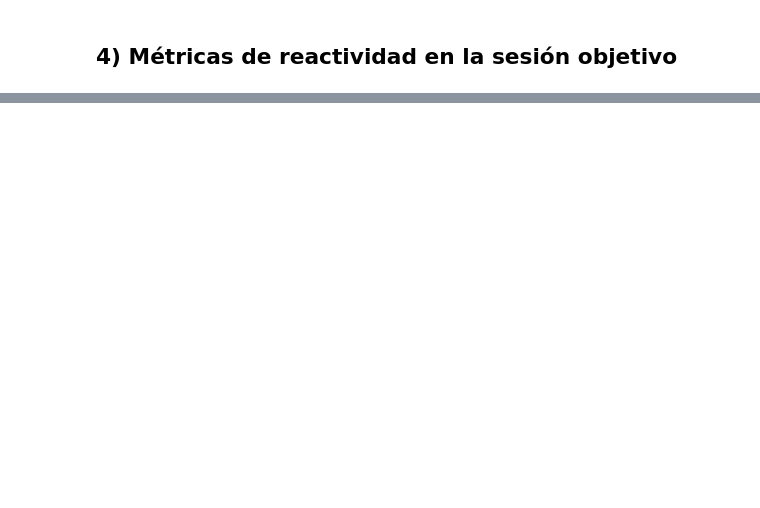
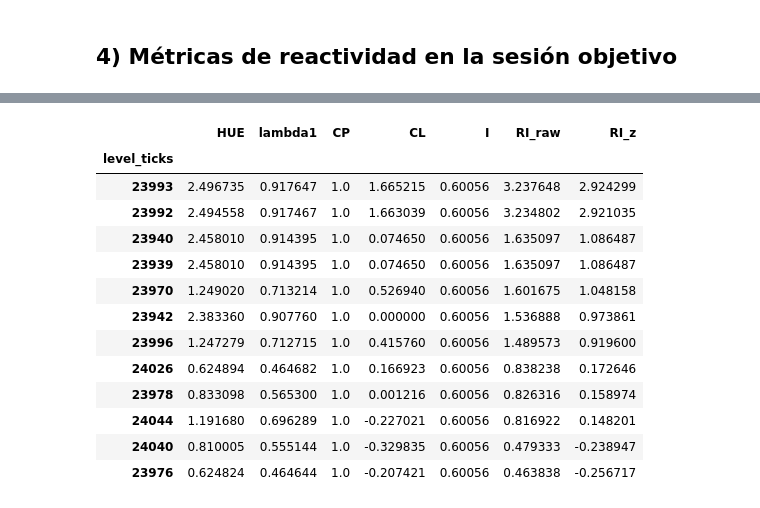
Before and after one commit to jmbf2007/ExtendedProfile, a Jupyter notebook: notebooks/extended_profile.ipynb, the cells around one changed output, grey strips where cells are left out. Cells and saved outputs as stored; diff of their text form; code cells hidden in the pictures; blank space fills up the shorter version.

```diff
--- a/notebooks/extended_profile.ipynb
+++ b/notebooks/extended_profile.ipynb
@@ -140,0 +170,66 @@ ri_df.head()
+# %%
+# === Sesión objetivo y métricas HUE/λ1/CL/I ===
+from src.metrics import hits_exposure_for_levels, hue, hazard_first_touch, contrast_lift, isolation_from_density, reactivity_index
+
+## Usar esta función en lugar de max(SessionId)
+target_sid, df_target = select_last_complete_session(df)
+
+print("SessionId usado (última COMPLETA):", target_sid)
+print("Inicio/fin de la sesión:")
+print(df_target["Time"].agg(["min", "max"]))
+print("Velas en la sesión:", len(df_target))
+print("High/Low sesión:", df_target["High"].max(), df_target["Low"].min())
+
+# Niveles seleccionados (tras filtro + clustering) — usamos el índice de 'levels'
+sel_levels = levels.index.to_series().astype("int64")
+
+# Hits y exposición en ±X
+X = int(P["metrics"]["X_touch_ticks"])
+hits_eff, expo, hits_raw = hits_exposure_for_levels(
+    df_target, sel_levels, tick, X_ticks=X,
+    refractory_min=int(P["metrics"]["refractory_min"]),
+    decay=float(P["metrics"]["decay"])
+)
+
+# HUE y λ1
+HUE = (hits_eff / expo.replace(0,1)).rename("HUE")
+lam1 = (1 - np.exp(-HUE)).rename("lambda1")
+
+# Densidad local (ya calculada arriba en 'dens', normalizamos simple z-score por conveniencia)
+dens_norm = (dens - dens.mean()) / (dens.std(ddof=0) if dens.std(ddof=0) != 0 else 1.0)
+I = np.exp(-dens_norm.reindex(sel_levels).fillna(0.0)).rename("I")
+
+# CL con vecindad ±M sobre HUE
+M = int(P["metrics"]["M_contrast_ticks"])
+grid_lo = int(sel_levels.min() - M)
+grid_hi = int(sel_levels.max() + M)
+
+HUE_dense = dense_hue_map(
+    df_target, tick, grid_lo, grid_hi,
+    X_ticks=int(P["metrics"]["X_touch_ticks"]),
+    refractory_min=int(P["metrics"]["refractory_min"]),
+    decay=float(P["metrics"]["decay"])
+)
+
+# CL usando vecindad densa (median en ±M)
+CL_vals = []
+for p in sel_levels:
+    neigh = HUE_dense.loc[(HUE_dense.index >= p-M) & (HUE_dense.index <= p+M) & (HUE_dense.index != p)]
+    ref = neigh.median() if len(neigh) else 0.0
+    CL_vals.append(float(HUE.get(p,0.0) - ref))
+CL = pd.Series(CL_vals, index=sel_levels, name="CL")
+
+# CP desde EP en los niveles elegidos
+CP = CP_series.reindex(sel_levels).fillna(0.0).rename("CP")
+
+# RI por nivel (z-score lo haremos al final si quieres comparabilidad intrasesión)
+RI_raw = []
+for p in sel_levels:
+    RI_raw.append(reactivity_index(HUE.get(p,0.0), lam1.get(p,0.0), CP.get(p,0.0), CL.get(p,0.0), I.get(p,1.0)))
+RI = pd.Series(RI_raw, index=sel_levels, name="RI_raw")
+
+# Estandarizamos RI en la sesión para poder comparar
+RI_z = (RI - RI.mean()) / (RI.std(ddof=0) if RI.std(ddof=0) != 0 else 1.0)
+ri_df = pd.concat([HUE, lam1, CP, CL, I, RI, RI_z.rename("RI_z")], axis=1).sort_values("RI_z", ascending=False)
+ri_df.head(12)
+# %% [output]
@@ -140,0 +243,14 @@ ri_df.head()
+|  | HUE | lambda1 | CP | CL | I | RI_raw | RI_z |
+| level_ticks |  |  |  |  |  |  |  |
+| 23993 | 2.496735 | 0.917647 | 1.0 | 1.665215 | 0.60056 | 3.237648 | 2.924299 |
+| 23992 | 2.494558 | 0.917467 | 1.0 | 1.663039 | 0.60056 | 3.234802 | 2.921035 |
+| 23940 | 2.458010 | 0.914395 | 1.0 | 0.074650 | 0.60056 | 1.635097 | 1.086487 |
+| 23939 | 2.458010 | 0.914395 | 1.0 | 0.074650 | 0.60056 | 1.635097 | 1.086487 |
+| 23970 | 1.249020 | 0.713214 | 1.0 | 0.526940 | 0.60056 | 1.601675 | 1.048158 |
+| 23942 | 2.383360 | 0.907760 | 1.0 | 0.000000 | 0.60056 | 1.536888 | 0.973861 |
+| 23996 | 1.247279 | 0.712715 | 1.0 | 0.415760 | 0.60056 | 1.489573 | 0.919600 |
+| 24026 | 0.624894 | 0.464682 | 1.0 | 0.166923 | 0.60056 | 0.838238 | 0.172646 |
+| 23978 | 0.833098 | 0.565300 | 1.0 | 0.001216 | 0.60056 | 0.826316 | 0.158974 |
+| 24044 | 1.191680 | 0.696289 | 1.0 | -0.227021 | 0.60056 | 0.816922 | 0.148201 |
+| 24040 | 0.810005 | 0.555144 | 1.0 | -0.329835 | 0.60056 | 0.479333 | -0.238947 |
+| 23976 | 0.624824 | 0.464644 | 1.0 | -0.207421 | 0.60056 | 0.463838 | -0.256717 |
```
Also changed, not shown: parts of 17 cells of this notebook, 7 other files.
